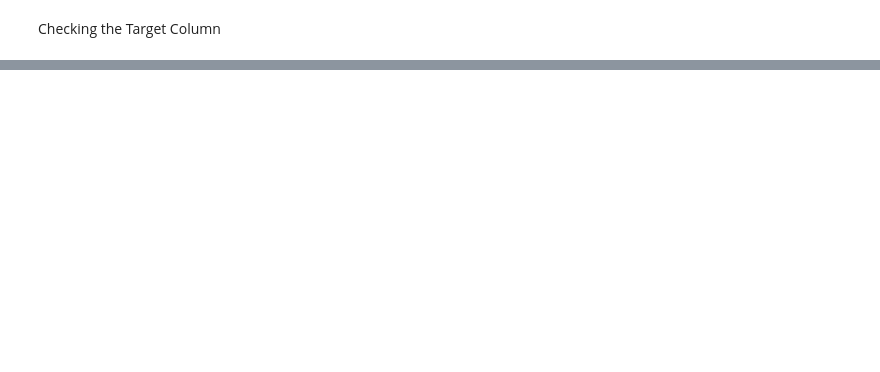
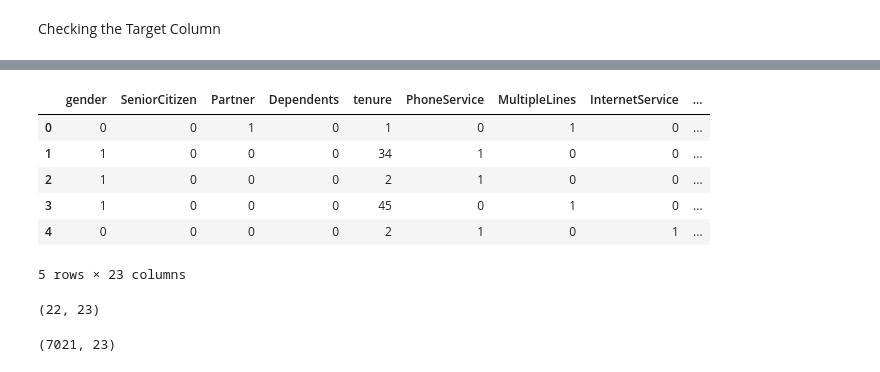
Before and after one commit to FasilHameed/Churn-Analysis--Imbalanced-DataSet, a Jupyter notebook: Churn.ipynb, the cells around one changed output, grey strips where cells are left out. Drawn from its saved outputs; the diff is of its cells as text; code cells hidden in the pictures; blank space fills up the shorter version.

```diff
--- a/Churn.ipynb
+++ b/Churn.ipynb
@@ -296,0 +366,5 @@ Addressing the class imbalance issue is crucial for developing robust and reliab
+# %%
+# Iterate through each column and check data type
+for col in data.columns:
+    dtype = data[col].dtype
+    print(f"Column '{col}' has data type: {dtype}")
@@ -296,0 +515,21 @@ Addressing the class imbalance issue is crucial for developing robust and reliab
+# %%
+le = LabelEncoder()
+df_dummy[final_categorical_feature] = df_dummy[final_categorical_feature].apply(lambda col: le.fit_transform(col))
+df_dummy.head(5)
+# %% [output]
+|  | gender | SeniorCitizen | Partner | Dependents | tenure | PhoneService | MultipleLines | InternetService | ... |
+| 0 | 0 | 0 | 1 | 0 | 1 | 0 | 1 | 0 | ... |
+| 1 | 1 | 0 | 0 | 0 | 34 | 1 | 0 | 0 | ... |
+| 2 | 1 | 0 | 0 | 0 | 2 | 1 | 0 | 0 | ... |
+| 3 | 1 | 0 | 0 | 0 | 45 | 0 | 1 | 0 | ... |
+| 4 | 0 | 0 | 0 | 0 | 2 | 1 | 0 | 1 | ... |
+5 rows × 23 columns
+# %%
+df_dummy.loc[data.duplicated()].shape
+# %% [output]
+(22, 23)
+# %%
+df_dummy = df_dummy.drop_duplicates()
+df_dummy.shape
+# %% [output]
+(7021, 23)
```
Also changed, not shown: parts of 34 cells of this notebook.
